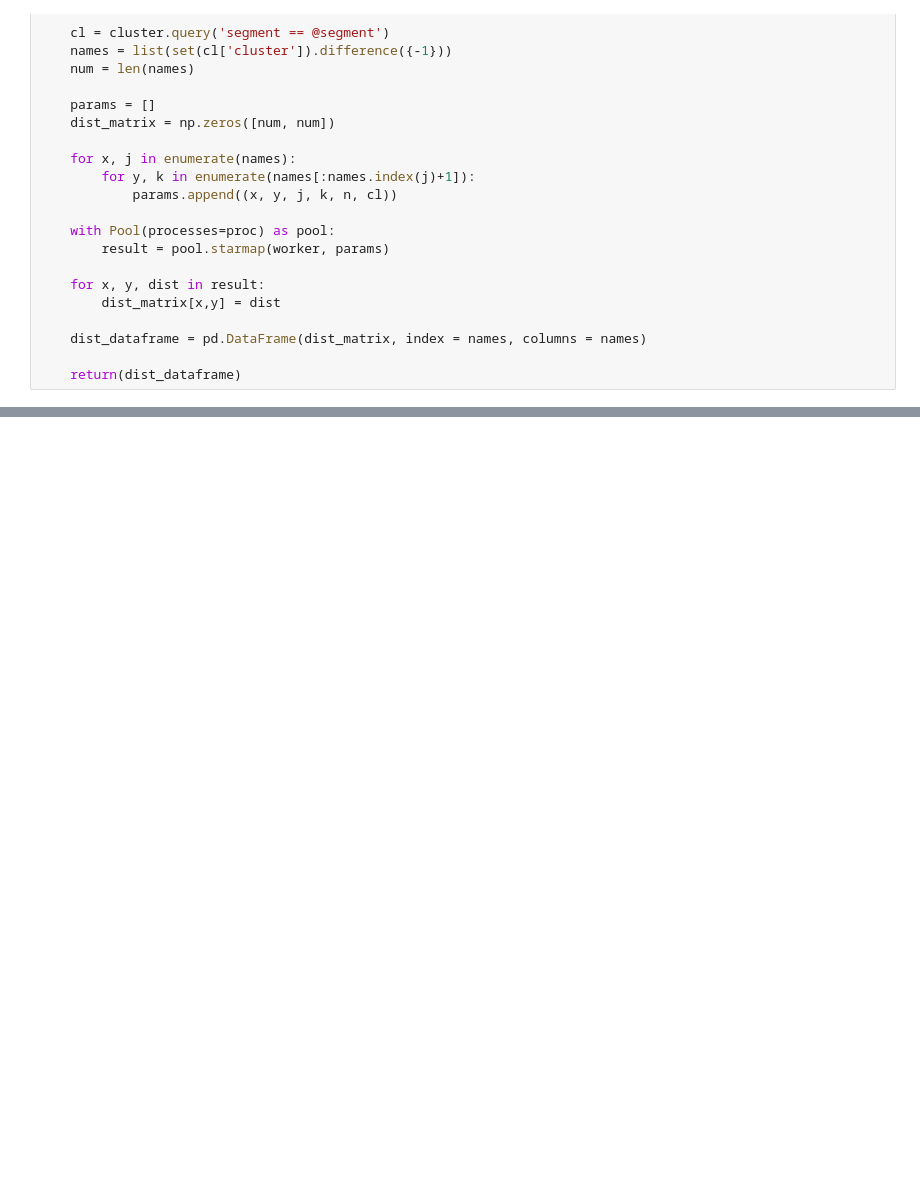
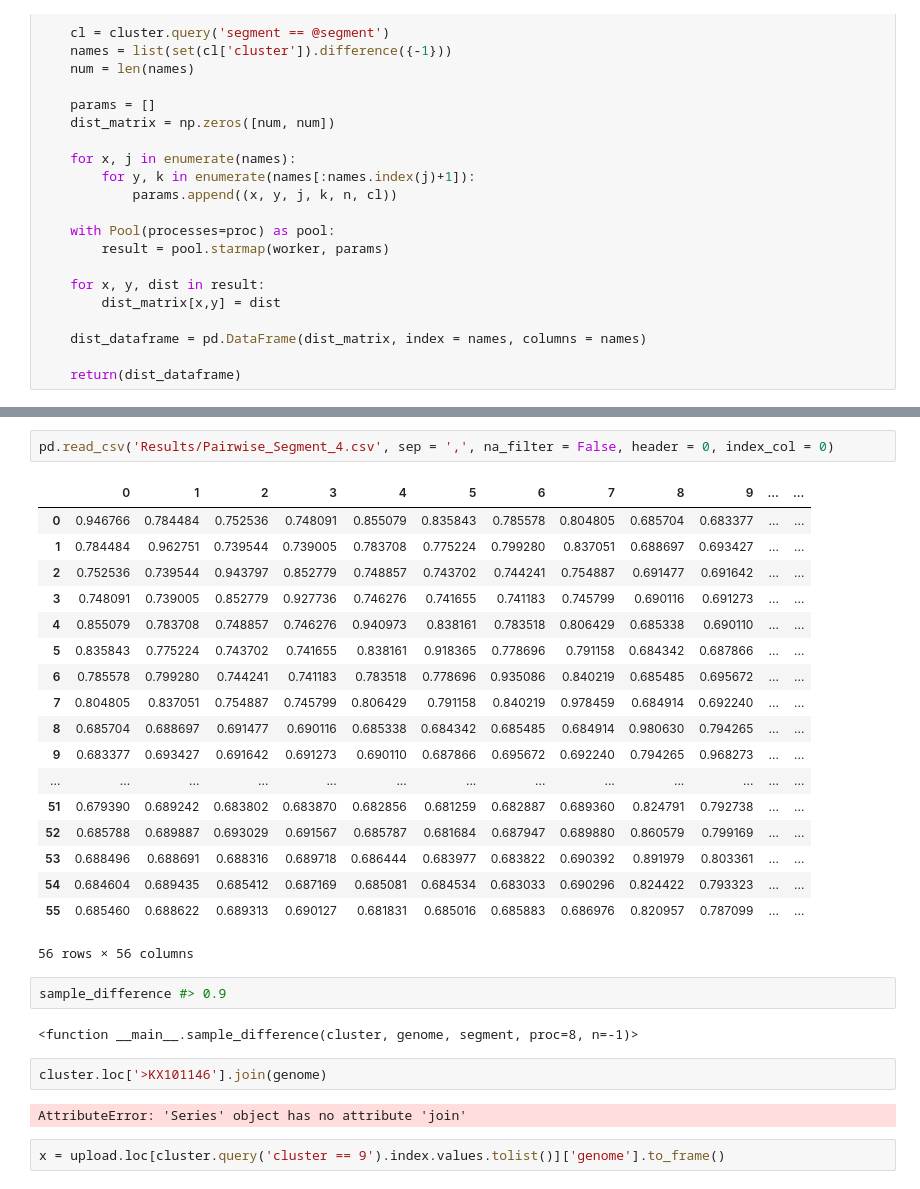
Before and after one commit to ahenoch/Masterthesis, a Jupyter notebook: Feature_testing.ipynb, the cells around one changed output, grey strips where cells are left out. Cells and saved outputs as stored; diff of their text form; blank space fills up the shorter version.

```diff
--- a/Feature_testing.ipynb
+++ b/Feature_testing.ipynb
@@ -1096,0 +1172,31 @@ sample_difference(cluster, genome, 4, proc = 8, n=5)
+# %%
+pd.read_csv('Results/Pairwise_Segment_4.csv', sep = ',', na_filter = False, header = 0, index_col = 0)
+# %% [output]
+|  | 0 | 1 | 2 | 3 | 4 | 5 | 6 | 7 | 8 | 9 | ... | ... |
+| 0 | 0.946766 | 0.784484 | 0.752536 | 0.748091 | 0.855079 | 0.835843 | 0.785578 | 0.804805 | 0.685704 | 0.683377 | ... | ... |
+| 1 | 0.784484 | 0.962751 | 0.739544 | 0.739005 | 0.783708 | 0.775224 | 0.799280 | 0.837051 | 0.688697 | 0.693427 | ... | ... |
+| 2 | 0.752536 | 0.739544 | 0.943797 | 0.852779 | 0.748857 | 0.743702 | 0.744241 | 0.754887 | 0.691477 | 0.691642 | ... | ... |
+| 3 | 0.748091 | 0.739005 | 0.852779 | 0.927736 | 0.746276 | 0.741655 | 0.741183 | 0.745799 | 0.690116 | 0.691273 | ... | ... |
+| 4 | 0.855079 | 0.783708 | 0.748857 | 0.746276 | 0.940973 | 0.838161 | 0.783518 | 0.806429 | 0.685338 | 0.690110 | ... | ... |
+| 5 | 0.835843 | 0.775224 | 0.743702 | 0.741655 | 0.838161 | 0.918365 | 0.778696 | 0.791158 | 0.684342 | 0.687866 | ... | ... |
+| 6 | 0.785578 | 0.799280 | 0.744241 | 0.741183 | 0.783518 | 0.778696 | 0.935086 | 0.840219 | 0.685485 | 0.695672 | ... | ... |
+| 7 | 0.804805 | 0.837051 | 0.754887 | 0.745799 | 0.806429 | 0.791158 | 0.840219 | 0.978459 | 0.684914 | 0.692240 | ... | ... |
+| 8 | 0.685704 | 0.688697 | 0.691477 | 0.690116 | 0.685338 | 0.684342 | 0.685485 | 0.684914 | 0.980630 | 0.794265 | ... | ... |
+| 9 | 0.683377 | 0.693427 | 0.691642 | 0.691273 | 0.690110 | 0.687866 | 0.695672 | 0.692240 | 0.794265 | 0.968273 | ... | ... |
+| ... | ... | ... | ... | ... | ... | ... | ... | ... | ... | ... | ... | ... |
+| 51 | 0.679390 | 0.689242 | 0.683802 | 0.683870 | 0.682856 | 0.681259 | 0.682887 | 0.689360 | 0.824791 | 0.792738 | ... | ... |
+| 52 | 0.685788 | 0.689887 | 0.693029 | 0.691567 | 0.685787 | 0.681684 | 0.687947 | 0.689880 | 0.860579 | 0.799169 | ... | ... |
+| 53 | 0.688496 | 0.688691 | 0.688316 | 0.689718 | 0.686444 | 0.683977 | 0.683822 | 0.690392 | 0.891979 | 0.803361 | ... | ... |
+| 54 | 0.684604 | 0.689435 | 0.685412 | 0.687169 | 0.685081 | 0.684534 | 0.683033 | 0.690296 | 0.824422 | 0.793323 | ... | ... |
+| 55 | 0.685460 | 0.688622 | 0.689313 | 0.690127 | 0.681831 | 0.685016 | 0.685883 | 0.686976 | 0.820957 | 0.787099 | ... | ... |
+56 rows × 56 columns
+# %%
+sample_difference #> 0.9
+# %% [output]
+<function __main__.sample_difference(cluster, genome, segment, proc=8, n=-1)>
+# %%
+cluster.loc['>KX101146'].join(genome)
+# %% [output]
+AttributeError: 'Series' object has no attribute 'join'
+# %%
+x = upload.loc[cluster.query('cluster == 9').index.values.tolist()]['genome'].to_frame()
```
Also changed, not shown: parts of 27 cells of this notebook, 1 other file.
